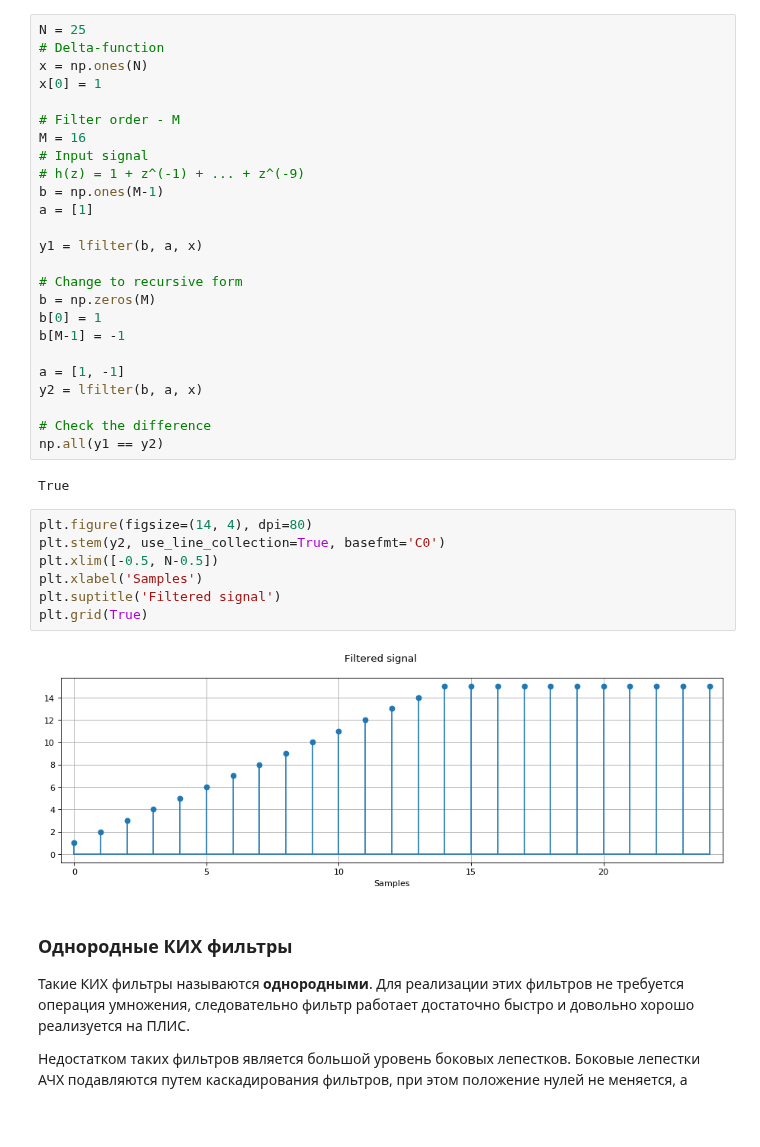
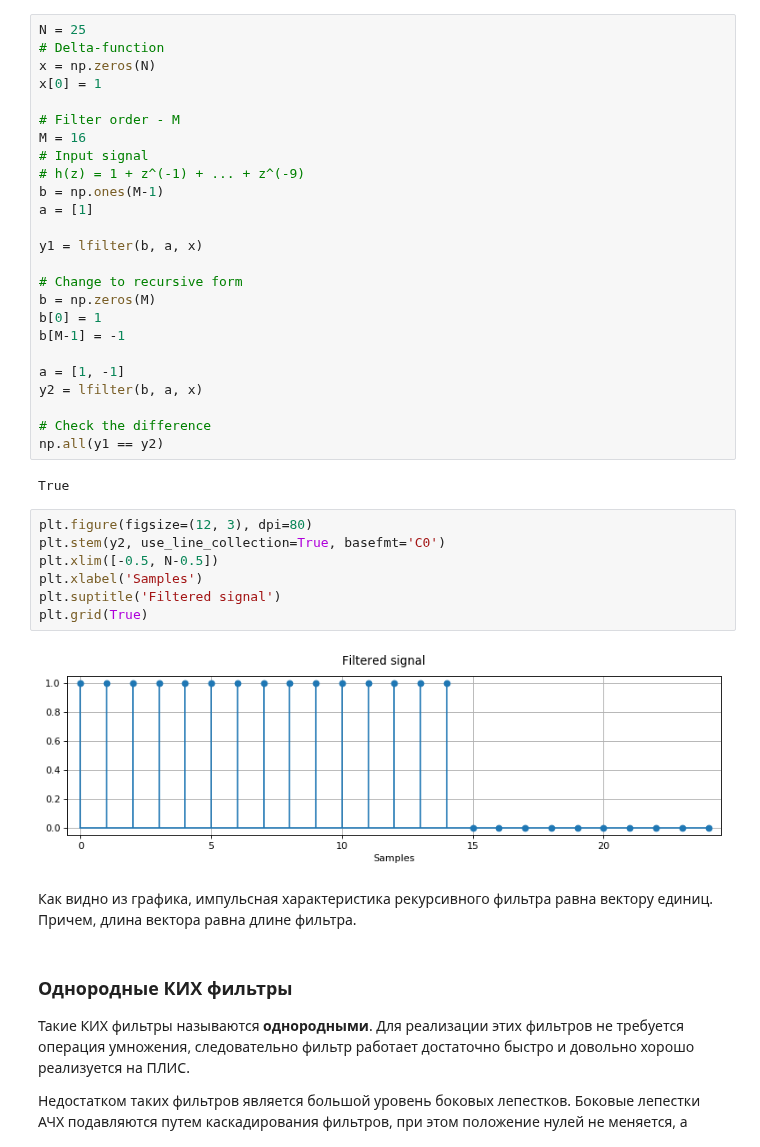
Before and after one commit to hukenovs/dsp-theory, a Jupyter notebook: src/dsp_theory_6_iir_fir_filters.ipynb, the cells around one changed output. Saved outputs shown, nothing was run; the diff lists cells and outputs as text; blank space fills up the shorter version.

```diff
--- a/src/dsp_theory_6_iir_fir_filters.ipynb
+++ b/src/dsp_theory_6_iir_fir_filters.ipynb
@@ -281,7 +279,7 @@ $ H(z) = \frac{1 + z^-3}{1 - z^-1} $
 # %%
 N = 25
 # Delta-function
-x = np.ones(N)
+x = np.zeros(N)
 x[0] = 1
 
 # Filter order - M
@@ -306,14 +304,16 @@ np.all(y1 == y2)
 # %% [output]
 True
 # %%
-plt.figure(figsize=(14, 4), dpi=80)
+plt.figure(figsize=(12, 3), dpi=80)
 plt.stem(y2, use_line_collection=True, basefmt='C0')
 plt.xlim([-0.5, N-0.5])
 plt.xlabel('Samples')
 plt.suptitle('Filtered signal')
 plt.grid(True)
 # %% [output]
-[figure, old version]
+[figure, new version]
+# %% [markdown]
+Как видно из графика, импульсная характеристика рекурсивного фильтра равна вектору единиц. Причем, длина вектора равна длине фильтра.
 # %% [markdown]
 ### Однородные КИХ фильтры
 
```
Also changed, not shown: parts of 4 cells of this notebook, 1 other file.
